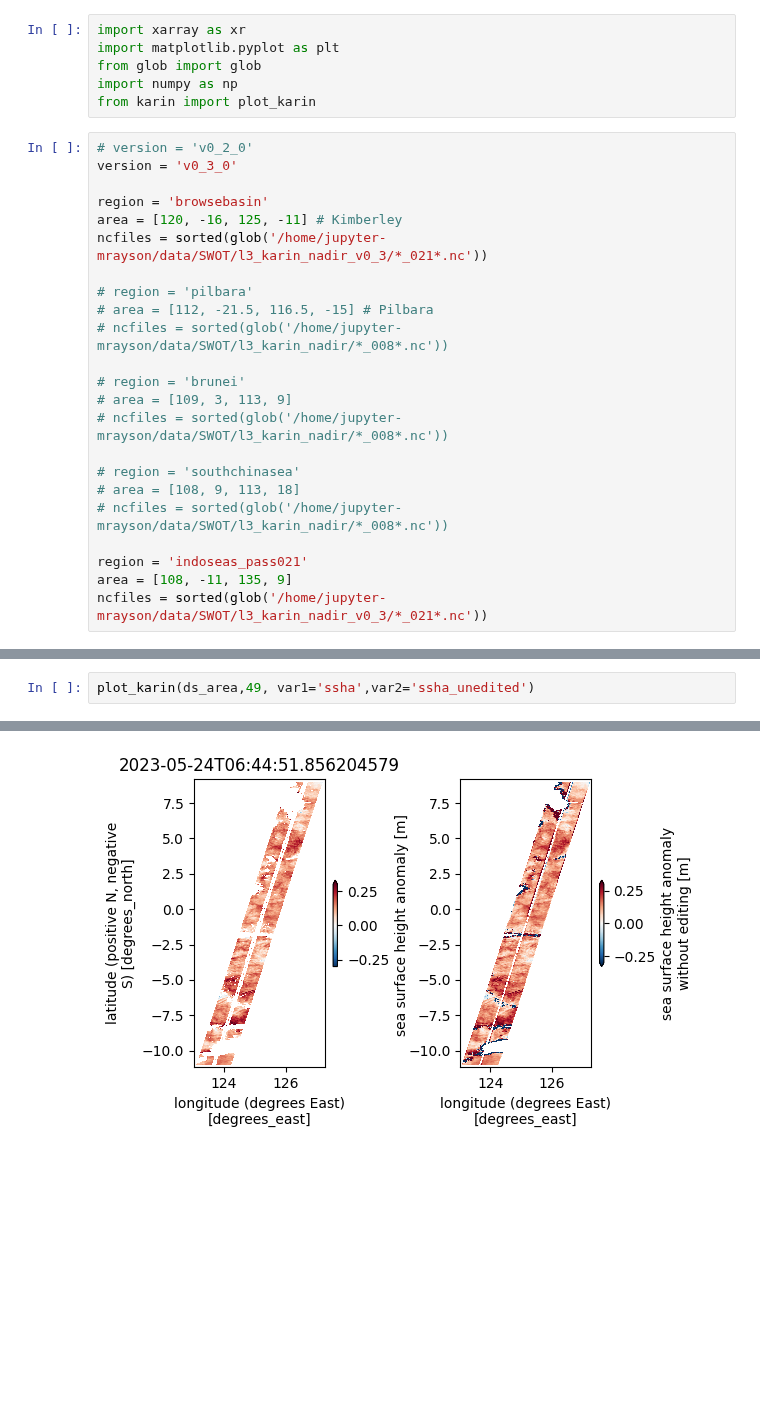
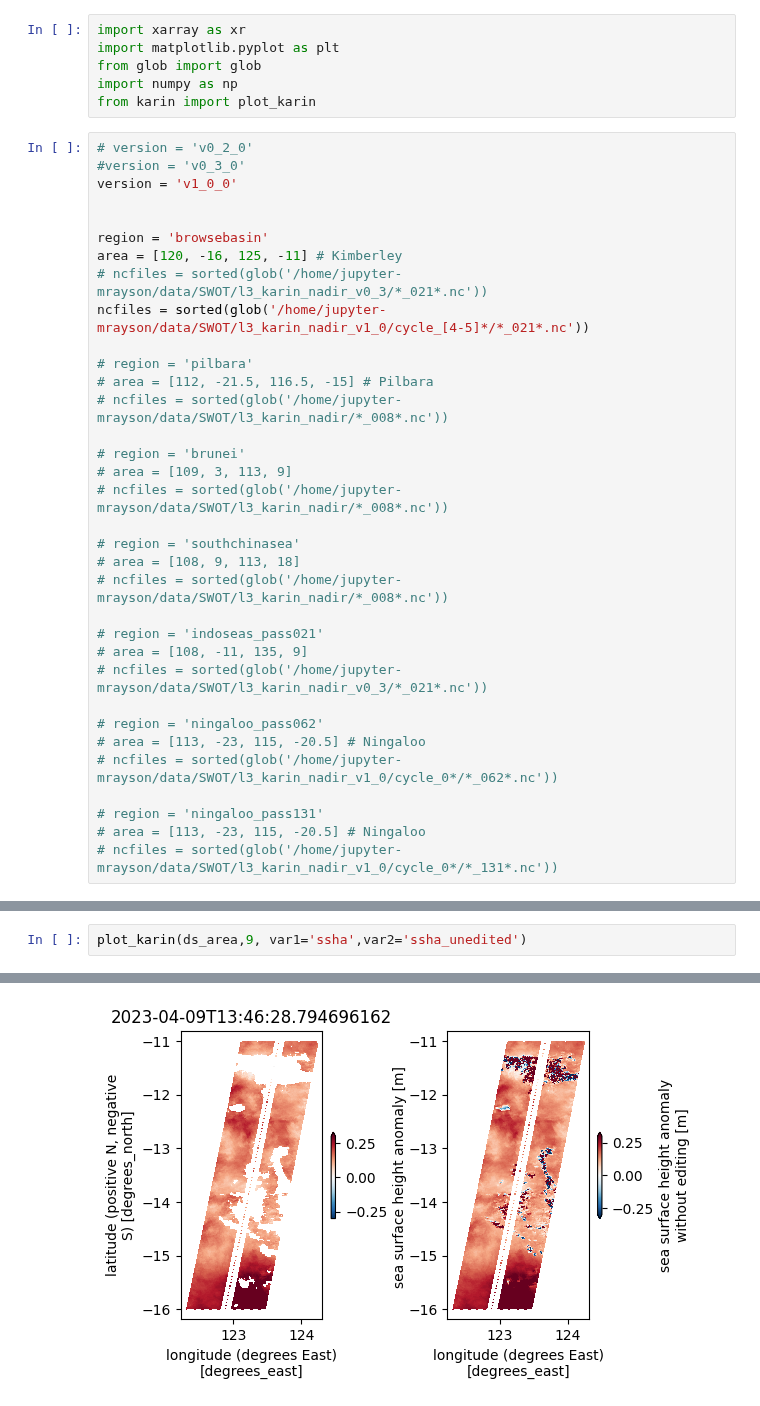
Before and after one commit to TIDE-ITRH/swot_adac_naust, a Jupyter notebook: NOTEBOOKS/play_w_swot_karin_l3.ipynb, the cells around one changed output, grey strips where cells are left out. Cells and saved outputs as stored; diff of their text form; blank space fills up the shorter version.

Commit message:
SWOT L2 L3 processing

```diff
--- a/NOTEBOOKS/play_w_swot_karin_l3.ipynb
+++ b/NOTEBOOKS/play_w_swot_karin_l3.ipynb
@@ -6,11 +6,14 @@ import numpy as np
 from karin import plot_karin
 # %%
 # version = 'v0_2_0'
-version = 'v0_3_0'
+#version = 'v0_3_0'
+version = 'v1_0_0'
+
 
 region = 'browsebasin'
 area = [120, -16, 125, -11] # Kimberley
-ncfiles = sorted(glob('/home/jupyter-mrayson/data/SWOT/l3_karin_nadir_v0_3/*_021*.nc'))
+# ncfiles = sorted(glob('/home/jupyter-mrayson/data/SWOT/l3_karin_nadir_v0_3/*_021*.nc'))
+ncfiles = sorted(glob('/home/jupyter-mrayson/data/SWOT/l3_karin_nadir_v1_0/cycle_[4-5]*/*_021*.nc'))
 
 # region = 'pilbara'
 # area = [112, -21.5, 116.5, -15] # Pilbara
@@ -24,9 +27,17 @@ ncfiles = sorted(glob('/home/jupyter-mrayson/data/SWOT/l3_karin_nadir_v0_3/*_021
 # area = [108, 9, 113, 18]
 # ncfiles = sorted(glob('/home/jupyter-mrayson/data/SWOT/l3_karin_nadir/*_008*.nc'))
 
-region = 'indoseas_pass021'
-area = [108, -11, 135, 9]
-ncfiles = sorted(glob('/home/jupyter-mrayson/data/SWOT/l3_karin_nadir_v0_3/*_021*.nc'))
+# region = 'indoseas_pass021'
+# area = [108, -11, 135, 9]
+# ncfiles = sorted(glob('/home/jupyter-mrayson/data/SWOT/l3_karin_nadir_v0_3/*_021*.nc'))
+
+# region = 'ningaloo_pass062'
+# area = [113, -23, 115, -20.5] # Ningaloo
+# ncfiles = sorted(glob('/home/jupyter-mrayson/data/SWOT/l3_karin_nadir_v1_0/cycle_0*/*_062*.nc'))
+
+# region = 'ningaloo_pass131'
+# area = [113, -23, 115, -20.5] # Ningaloo
+# ncfiles = sorted(glob('/home/jupyter-mrayson/data/SWOT/l3_karin_nadir_v1_0/cycle_0*/*_131*.nc'))
 # %%
 ds = xr.open_dataset(ncfiles[0])
 ds
@@ -119,4 +130,4 @@ Wall time: 1min 21s
 # %%
-plot_karin(ds_area,49, var1='ssha',var2='ssha_unedited')
+plot_karin(ds_area,9, var1='ssha',var2='ssha_unedited')
 # %% [output]
 (<Figure size 600x400 with 4 Axes>,
@@ -124,5 +135,5 @@ plot_karin(ds_area,49, var1='ssha',var2='ssha_unedited')
  <Axes: xlabel='longitude (degrees East)\n[degrees_east]'>)
-[figure, old version]
+[figure, new version]
 # %%
 for ii in range(81):
     outfile = '../FIGURES/SWOT/SWOT_Karin_l3_{}_{}.png'.\
```
Also changed, not shown: parts of 6 cells of this notebook, 11 other files.
